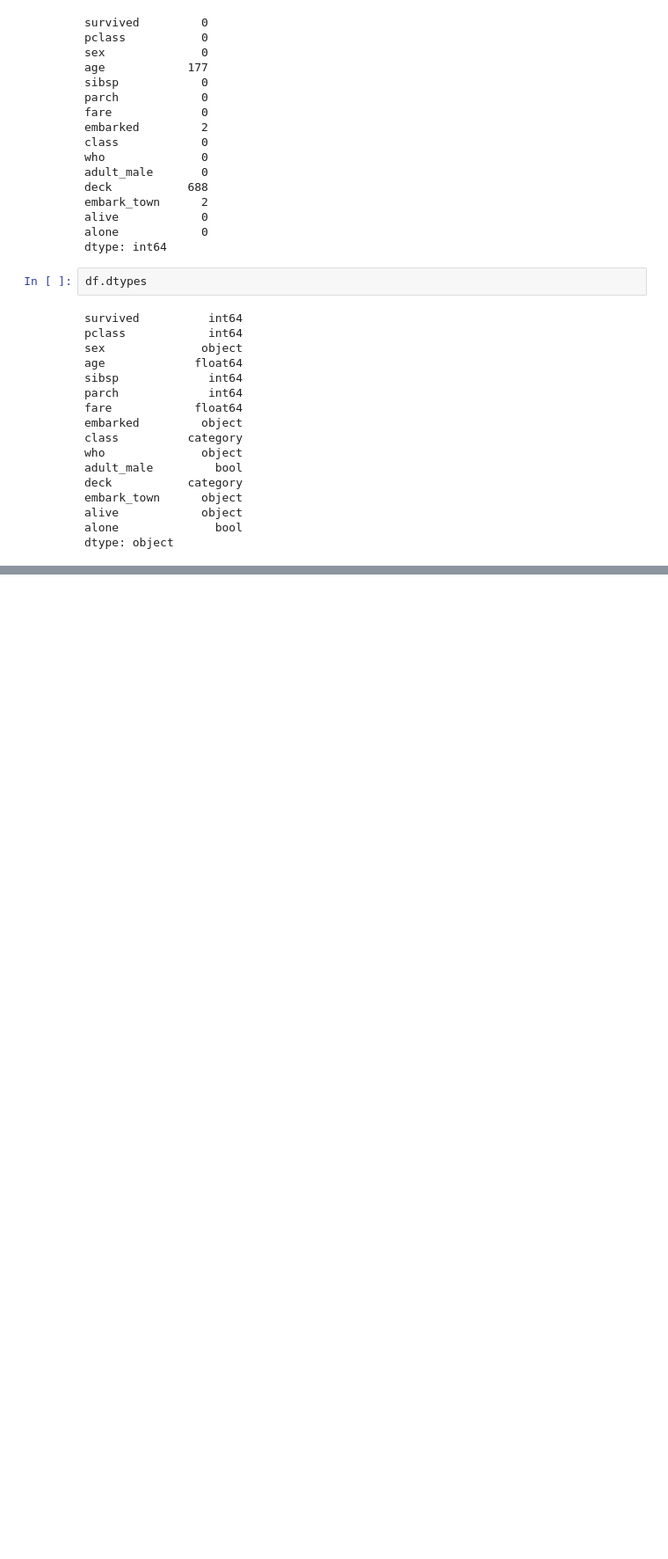
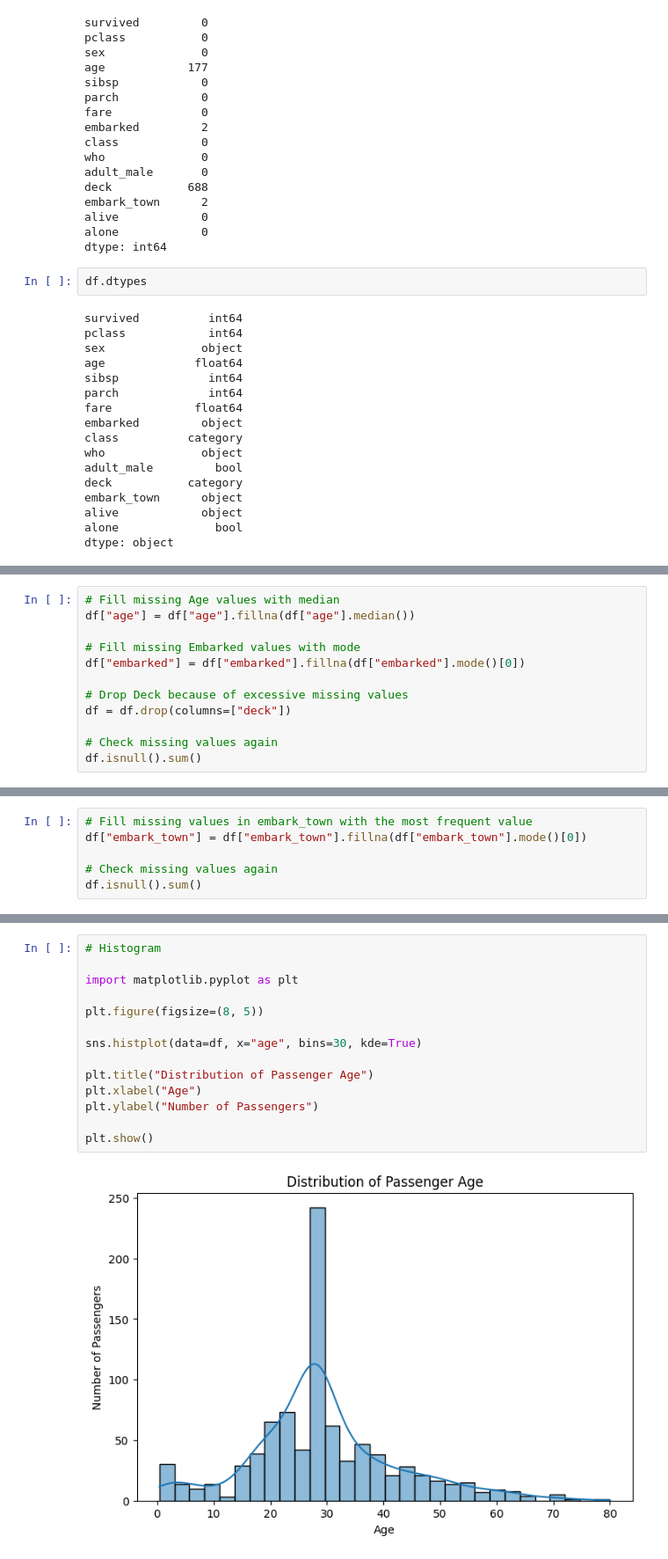
Before and after one commit to nauman1122/neurofive-ml-track, a Jupyter notebook: Week_01/titanic_eda_01.ipynb, the cells around one changed output, grey strips where cells are left out. Shown at 88% size. Drawn from its saved outputs; the diff is of its cells as text; blank space fills up the shorter version.

Commit message:
Complete Week 1 Titanic visualization and analysis

```diff
--- a/Week_01/titanic_eda_01.ipynb
+++ b/Week_01/titanic_eda_01.ipynb
@@ -96,0 +99,12 @@ This initial exploration shows that missing-value handling and categorical encod
+# %%
+# Fill missing Age values with median
+df["age"] = df["age"].fillna(df["age"].median())
+
+# Fill missing Embarked values with mode
+df["embarked"] = df["embarked"].fillna(df["embarked"].mode()[0])
+
+# Drop Deck because of excessive missing values
+df = df.drop(columns=["deck"])
+
+# Check missing values again
+df.isnull().sum()
@@ -96,0 +127,6 @@ This initial exploration shows that missing-value handling and categorical encod
+# %%
+# Fill missing values in embark_town with the most frequent value
+df["embark_town"] = df["embark_town"].fillna(df["embark_town"].mode()[0])
+
+# Check missing values again
+df.isnull().sum()
@@ -96,0 +149,16 @@ This initial exploration shows that missing-value handling and categorical encod
+# %%
+# Histogram
+
+import matplotlib.pyplot as plt
+
+plt.figure(figsize=(8, 5))
+
+sns.histplot(data=df, x="age", bins=30, kde=True)
+
+plt.title("Distribution of Passenger Age")
+plt.xlabel("Age")
+plt.ylabel("Number of Passengers")
+
+plt.show()
+# %% [output]
+[figure, added]
```
Also changed, not shown: parts of 11 cells of this notebook.
